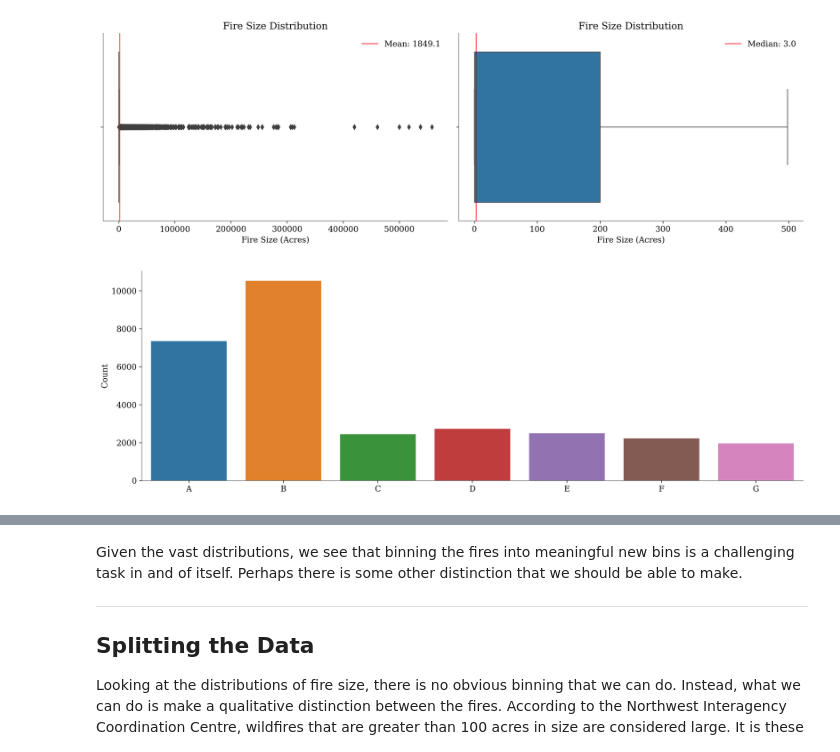
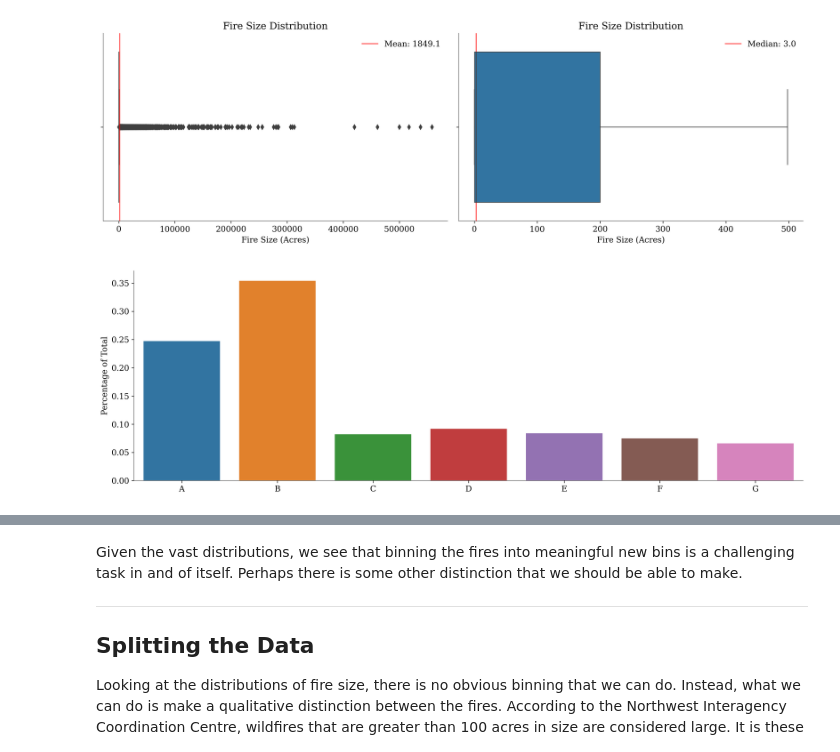
Before and after one commit to EdwinJaico-Berg/Capstone-Project, a Jupyter notebook: 4. Changing the Classification Problem.ipynb, the cells around one changed output, grey strips where cells are left out. Saved outputs shown, nothing was run; the diff lists cells and outputs as text; code cells hidden in the pictures.

```diff
--- a/4. Changing the Classification Problem.ipynb
+++ b/4. Changing the Classification Problem.ipynb
@@ -87,11 +87,12 @@ utils.PlotFireSizeDistribution(df)
 # %%
 fire_size_df = utils.count_percentage_df(df['FIRE_SIZE_CLASS']).sort_index()
 
 plt.figure(figsize=(15, 5))
-sns.barplot(y='Count', x=fire_size_df.index, data=fire_size_df)
+sns.barplot(y='Percentage of Total', x=fire_size_df.index, data=fire_size_df)
+plt.ylabel('Percentage of Total')
 plt.show()
 # %% [output]
-[figure, old version]
+[figure, new version]
 # %%
 fig, axes = plt.subplots(4, 2, figsize=(30, 30))
 
```
Also changed, not shown: parts of 1 cell of this notebook, 2 other files.
